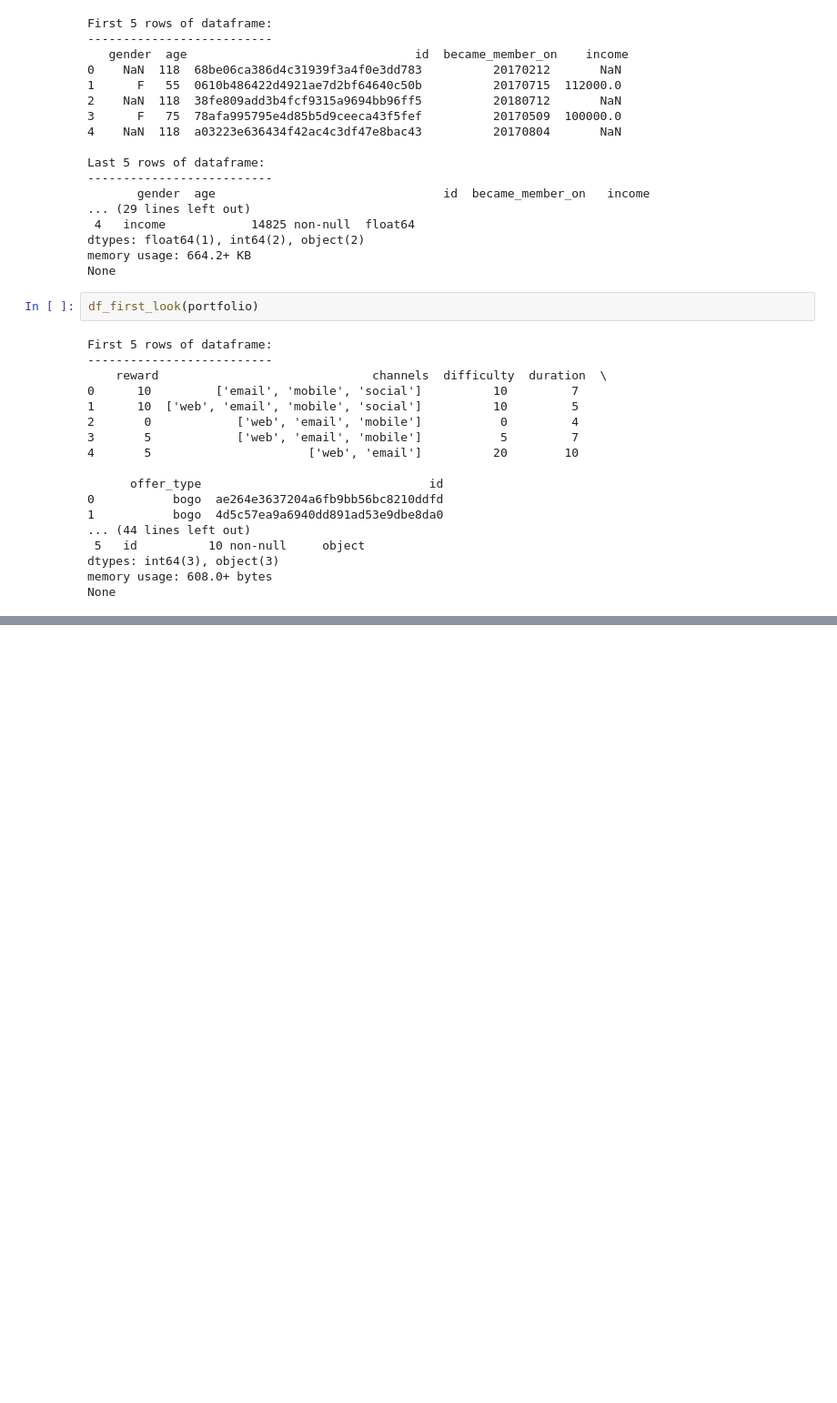
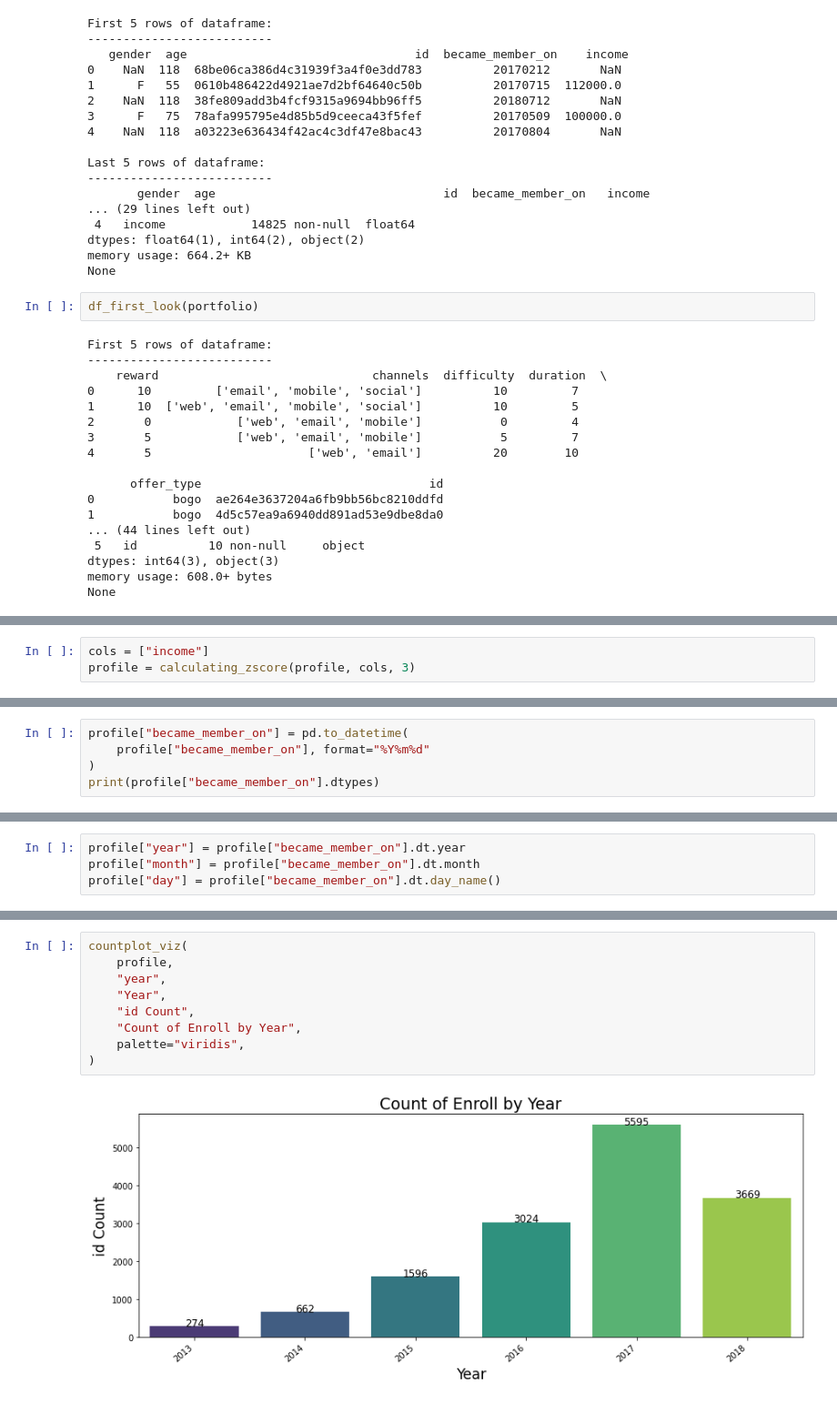
Before and after one commit to ElifKarakutukDinc/Starbucks-, a Jupyter notebook: Starbucks_customer.ipynb, the cells around one changed output, grey strips where cells are left out. Shown at 91% size. Drawn from its saved outputs; the diff is of its cells as text; blank space fills up the shorter version.

```diff
--- a/Starbucks_customer.ipynb
+++ b/Starbucks_customer.ipynb
@@ -176,0 +345,3 @@ None
+# %%
+cols = ["income"]
+profile = calculating_zscore(profile, cols, 3)
@@ -176,0 +381,5 @@ None
+# %%
+profile["became_member_on"] = pd.to_datetime(
+    profile["became_member_on"], format="%Y%m%d"
+)
+print(profile["became_member_on"].dtypes)
@@ -176,0 +390,4 @@ None
+# %%
+profile["year"] = profile["became_member_on"].dt.year
+profile["month"] = profile["became_member_on"].dt.month
+profile["day"] = profile["became_member_on"].dt.day_name()
@@ -176,0 +403,11 @@ None
+# %%
+countplot_viz(
+    profile,
+    "year",
+    "Year",
+    "id Count",
+    "Count of Enroll by Year",
+    palette="viridis",
+)
+# %% [output]
+[figure, added]
```
Also changed, not shown: parts of 50 cells of this notebook.
